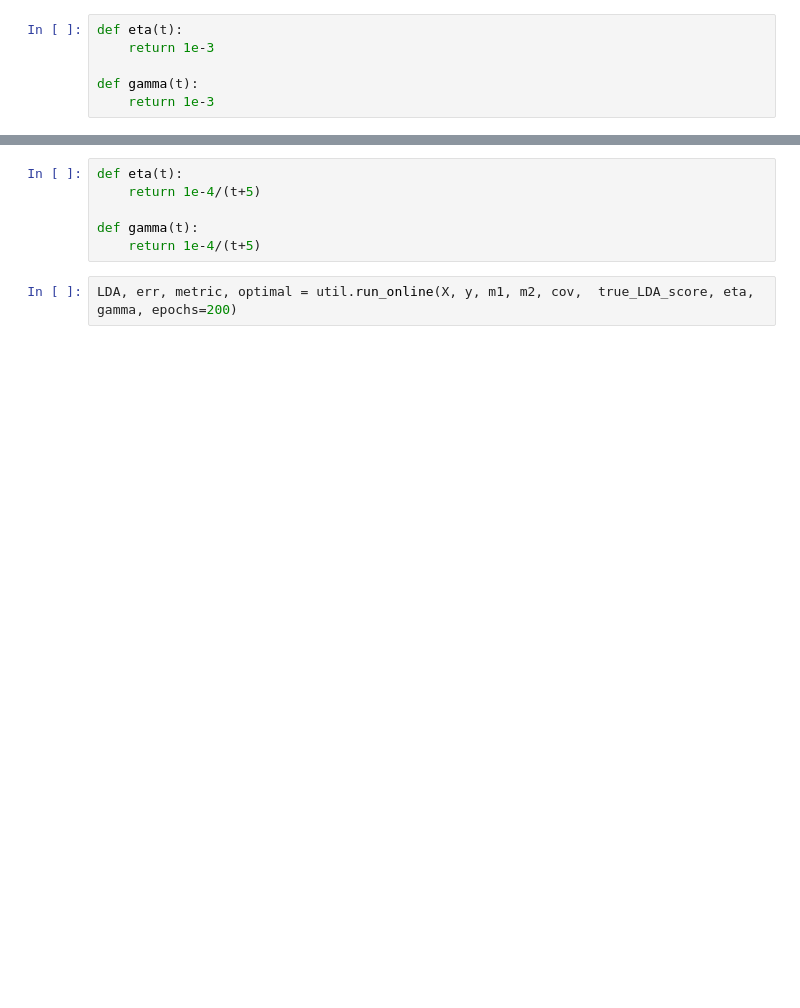
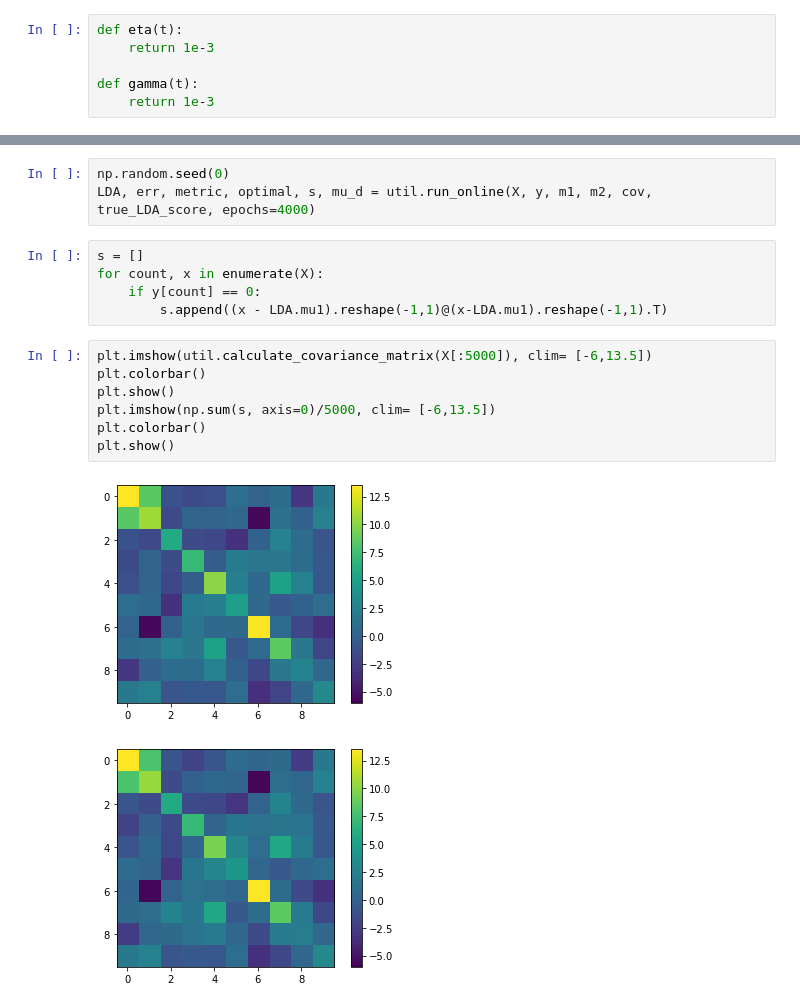
Before and after one commit to flatironinstitute/bio-lda, a Jupyter notebook: LDA.ipynb, the cells around one changed output, grey strips where cells are left out. Cells and saved outputs as stored; diff of their text form; blank space fills up the shorter version.

```diff
--- a/LDA.ipynb
+++ b/LDA.ipynb
@@ -65,11 +65,21 @@ plt.show()
-# %%
-def eta(t):
-    return 1e-4/(t+5)
-
-def gamma(t):
-    return 1e-4/(t+5)
 # %%
-LDA, err, metric, optimal = util.run_online(X, y, m1, m2, cov,  true_LDA_score, eta, gamma, epochs=200)
+np.random.seed(0)
+LDA, err, metric, optimal, s, mu_d = util.run_online(X, y, m1, m2, cov,  true_LDA_score, epochs=4000)
+# %%
+s = []
+for count, x in enumerate(X):
+    if y[count] == 0:
+        s.append((x - LDA.mu1).reshape(-1,1)@(x-LDA.mu1).reshape(-1,1).T)
+# %%
+plt.imshow(util.calculate_covariance_matrix(X[:5000]), clim= [-6,13.5])
+plt.colorbar()
+plt.show()
+plt.imshow(np.sum(s, axis=0)/5000, clim= [-6,13.5])
+plt.colorbar()
+plt.show()
+# %% [output]
+[figure, added]
+[figure, added]
 # %%
 fig, axs = plt.subplots(3,1, figsize=(8,10))
 
```
Also changed, not shown: parts of 12 cells of this notebook, 2 other files.
